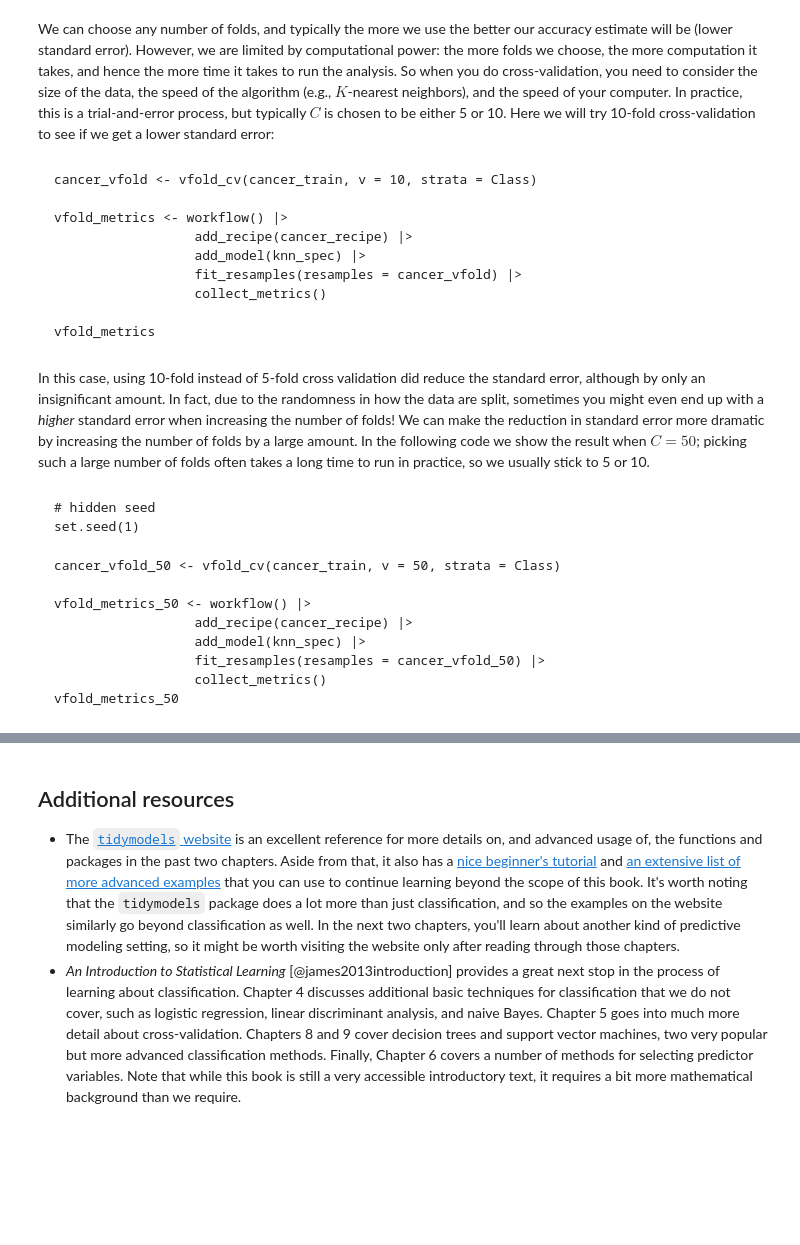
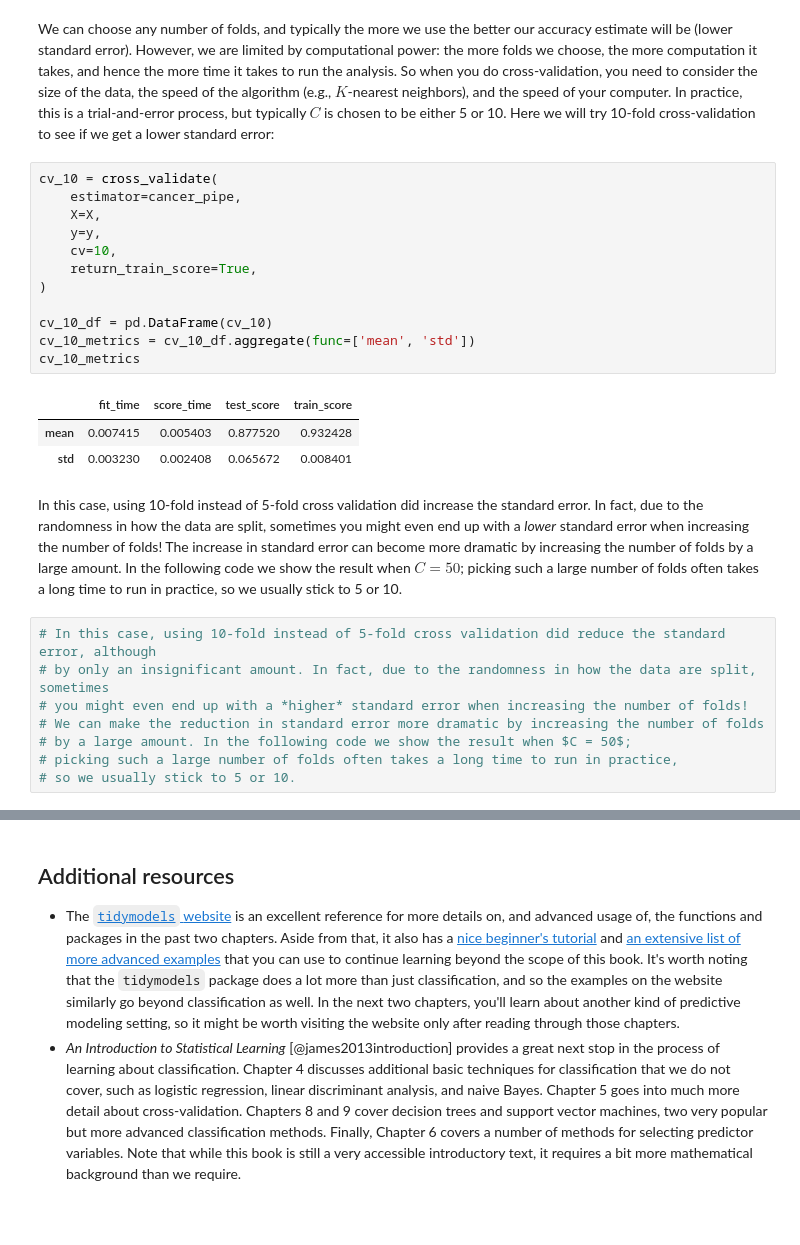
Before and after one commit to UBC-DSCI/introduction-to-datascience-python, a Jupyter notebook: source/classification2.ipynb, the cells around one changed output, grey strips where cells are left out. Saved outputs shown, nothing was run; the diff lists cells and outputs as text; blank space fills up the shorter version.

````diff
--- a/source/classification2.ipynb
+++ b/source/classification2.ipynb
@@ -978,39 +982,34 @@ consider the size of the data, the speed of the algorithm (e.g., $K$-nearest
 neighbors), and the speed of your computer. In practice, this is a
 trial-and-error process, but typically $C$ is chosen to be either 5 or 10. Here
 we will try 10-fold cross-validation to see if we get a lower standard error:
-# %% [markdown]
-```{r 06-10-fold}
-cancer_vfold <- vfold_cv(cancer_train, v = 10, strata = Class)
-
-vfold_metrics <- workflow() |>
-                  add_recipe(cancer_recipe) |>
-                  add_model(knn_spec) |>
-                  fit_resamples(resamples = cancer_vfold) |>
-                  collect_metrics()
-
-vfold_metrics
-```
+# %%
+cv_10 = cross_validate(
+    estimator=cancer_pipe,
+    X=X,
+    y=y,
+    cv=10,
+    return_train_score=True,
+)
+
+cv_10_df = pd.DataFrame(cv_10)
+cv_10_metrics = cv_10_df.aggregate(func=['mean', 'std'])
+cv_10_metrics
+# %% [output]
+|  | fit_time | score_time | test_score | train_score |
+| mean | 0.007415 | 0.005403 | 0.877520 | 0.932428 |
+| std | 0.003230 | 0.002408 | 0.065672 | 0.008401 |
 # %% [markdown]
-In this case, using 10-fold instead of 5-fold cross validation did reduce the standard error, although
-by only an insignificant amount. In fact, due to the randomness in how the data are split, sometimes
-you might even end up with a *higher* standard error when increasing the number of folds!
-We can make the reduction in standard error more dramatic by increasing the number of folds
+In this case, using 10-fold instead of 5-fold cross validation did increase the standard error. In fact, due to the randomness in how the data are split, sometimes
+you might even end up with a *lower* standard error when increasing the number of folds!
+The increase in standard error can become more dramatic by increasing the number of folds
 by a large amount. In the following code we show the result when $C = 50$;
 picking such a large number of folds often takes a long time to run in practice,
 so we usually stick to 5 or 10.
-# %% [markdown]
-```{r 06-50-fold-seed, echo = FALSE, warning = FALSE, message = FALSE}
-# hidden seed
-set.seed(1)
-```
-
-```{r 06-50-fold}
-cancer_vfold_50 <- vfold_cv(cancer_train, v = 50, strata = Class)
-
-vfold_metrics_50 <- workflow() |>
-                  add_recipe(cancer_recipe) |>
-                  add_model(knn_spec) |>
-                  fit_resamples(resamples = cancer_vfold_50) |>
-                  collect_metrics()
-vfold_metrics_50
-```
+# %%
+# In this case, using 10-fold instead of 5-fold cross validation did reduce the standard error, although
+# by only an insignificant amount. In fact, due to the randomness in how the data are split, sometimes
+# you might even end up with a *higher* standard error when increasing the number of folds!
+# We can make the reduction in standard error more dramatic by increasing the number of folds
+# by a large amount. In the following code we show the result when $C = 50$;
+# picking such a large number of folds often takes a long time to run in practice,
+# so we usually stick to 5 or 10.
````
Also changed, not shown: parts of 24 cells of this notebook, 2 other files.
